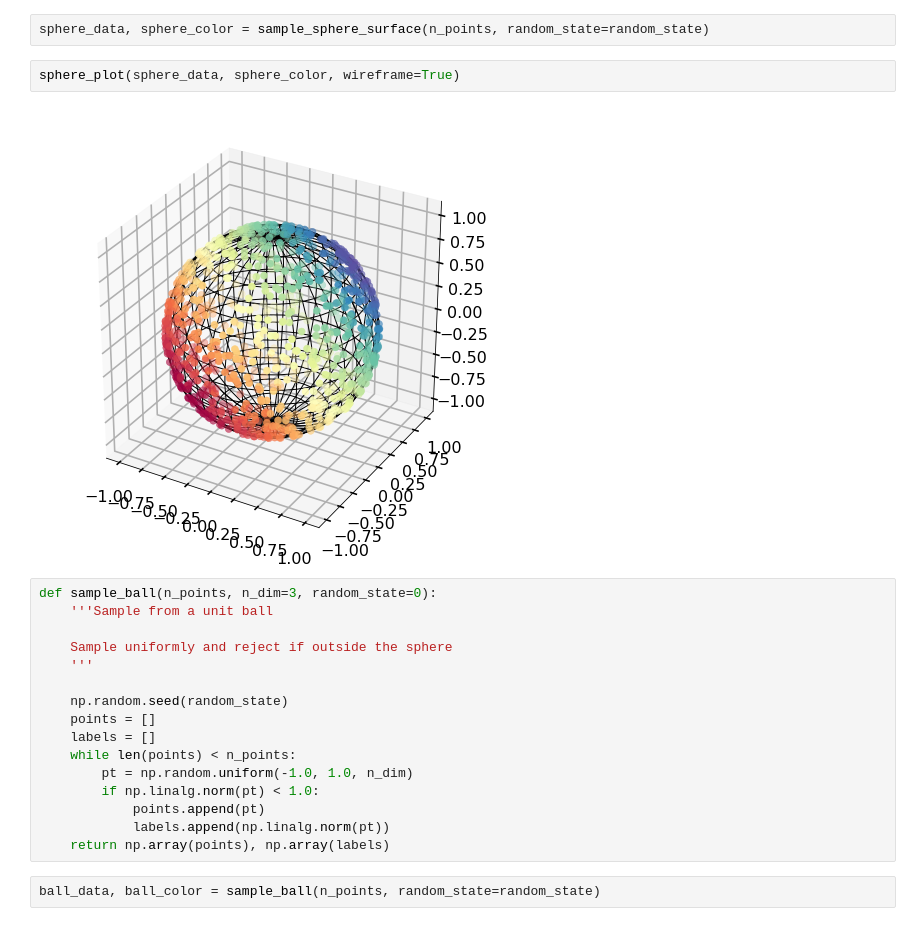
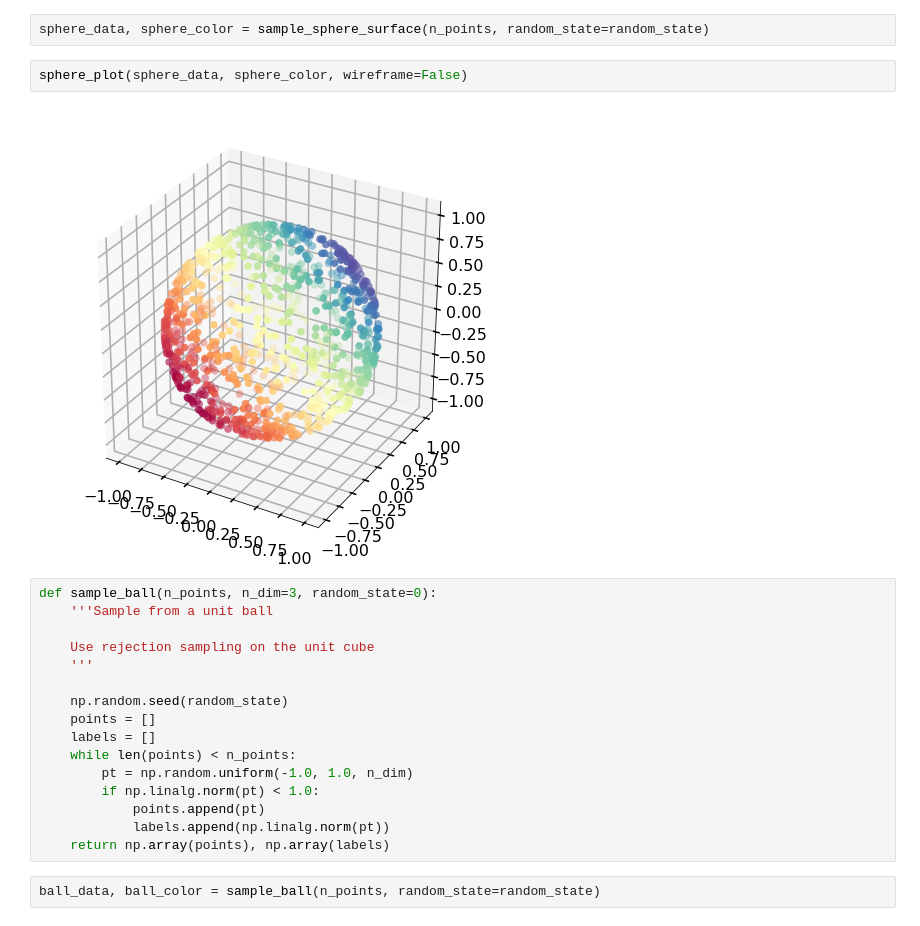
Before and after one commit to acwooding/dimension_reduction, a Jupyter notebook: notebooks/03-kw-synthetic-datasets.ipynb, the cells around one changed output. Drawn from its saved outputs; the diff is of its cells as text.

Commit message:
clean up notebook and add non-random capability to helix data

```diff
--- a/notebooks/03-kw-synthetic-datasets.ipynb
+++ b/notebooks/03-kw-synthetic-datasets.ipynb
@@ -122,14 +124,14 @@ def sample_sphere_surface(n_points, n_dim=3, random_state=0):
 # %%
 sphere_data, sphere_color = sample_sphere_surface(n_points, random_state=random_state)
 # %%
-sphere_plot(sphere_data, sphere_color, wireframe=True)
+sphere_plot(sphere_data, sphere_color, wireframe=False)
 # %% [output]
-[figure, old version]
+[figure, new version]
 # %%
 def sample_ball(n_points, n_dim=3, random_state=0):
     '''Sample from a unit ball
 
-    Sample uniformly and reject if outside the sphere
+    Use rejection sampling on the unit cube
     '''
 
     np.random.seed(random_state)
```
Also changed, not shown: parts of 10 cells of this notebook.
